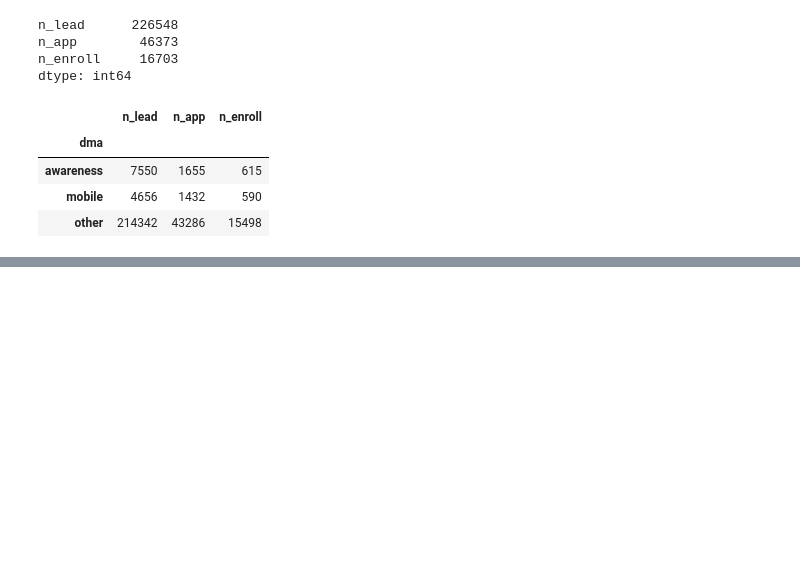
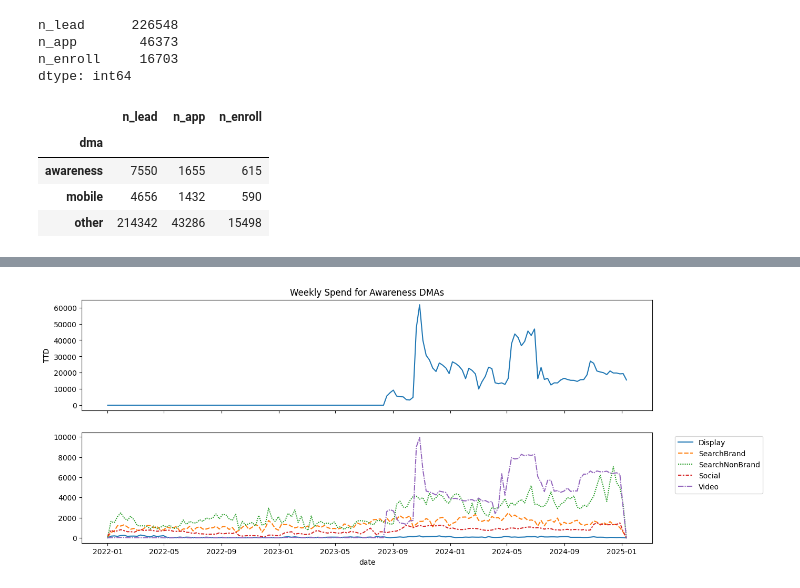
Before and after one commit to LevelInteractive/csu-mmm, a Jupyter notebook: code/CSU_EDA_v0.2_WOLF.ipynb, the cells around one changed output, grey strips where cells are left out. Saved outputs shown, nothing was run; the diff lists cells and outputs as text; code cells hidden in the pictures; blank space fills up the shorter version.

```diff
--- a/code/CSU_EDA_v0.2_WOLF.ipynb
+++ b/code/CSU_EDA_v0.2_WOLF.ipynb
@@ -147,6 +166,7 @@ df_tiktok['DMA name'] = df_tiktok['DMA name'].str.upper()
 df_tiktok['dma'] = None
 df_tiktok.loc[df_tiktok['DMA name'].str.contains('|'.join(list_awareness), na=False), 'dma'] = 'awareness'
 df_tiktok.loc[df_tiktok['DMA name'].str.contains('MOBILE', na=False), 'dma'] = 'mobile'
+df_tiktok = df_tiktok.loc[df_tiktok.dma != 'mobile']
 df_tiktok.loc[df_tiktok['dma'].isna(), 'dma'] = 'other'
 df_tiktok['channel'] = 'Social'
 df_tiktok = df_tiktok.rename(columns={'Cost':'spend', 'Date':'date'})
@@ -176,6 +196,7 @@ df_meta['DMA'] = df_meta['DMA'].str.upper()
 df_meta['dma'] = None
 df_meta.loc[df_meta['DMA'].str.contains('|'.join(list_awareness), na=False), 'dma'] = 'awareness'
 df_meta.loc[df_meta['DMA'].str.contains('MOBILE', na=False), 'dma'] = 'mobile'
+df_meta = df_meta.loc[df_meta.dma != 'mobile']
 df_meta.loc[df_meta['dma'].isna(), 'dma'] = 'other'
 df_meta['channel'] = 'Social'
 df_meta = df_meta.rename(columns={'Cost':'spend', 'Date':'date'})
@@ -204,6 +225,8 @@ df_ttd['record_date'] = pd.to_datetime(df_ttd['record_date'])
 df_ttd['metro'] = df_ttd['metro'].str.upper()
 df_ttd['dma'] = None
 df_ttd.loc[df_ttd['metro'].str.contains('|'.join(list_awareness), na=False), 'dma'] = 'awareness'
+df_ttd.loc[df_ttd['metro'].str.contains('MOBILE', na=False), 'dma'] = 'mobile'
+df_ttd = df_ttd.loc[df_ttd.dma != 'mobile']
 df_ttd.loc[df_ttd['dma'].isna(), 'dma'] = 'other'
 df_ttd['channel'] = 'TTD'
 df_ttd = df_ttd.rename(columns={'cost':'spend', 'record_date':'date'})
@@ -289,0 +351,10 @@ df_kpi.groupby('dma')[['n_lead', 'n_app', 'n_enroll']].sum()
+# %%
+df_gr = df_spend_weekly.loc[:,'awareness'][:-1]
+
+fig, axes = plt.subplots(2,1, figsize=(14,6), sharex=True)
+sns.lineplot(data=df_gr['TTD'], ax=axes[0])
+sns.lineplot(data=df_gr.drop('TTD', axis=1), ax=axes[1])
+axes[0].set_title('Weekly Spend for Awareness DMAs')
+axes[1].legend(bbox_to_anchor=(1.2,1), loc='upper right');
+# %% [output]
+[figure, added]
```
Also changed, not shown: parts of 19 cells of this notebook.
